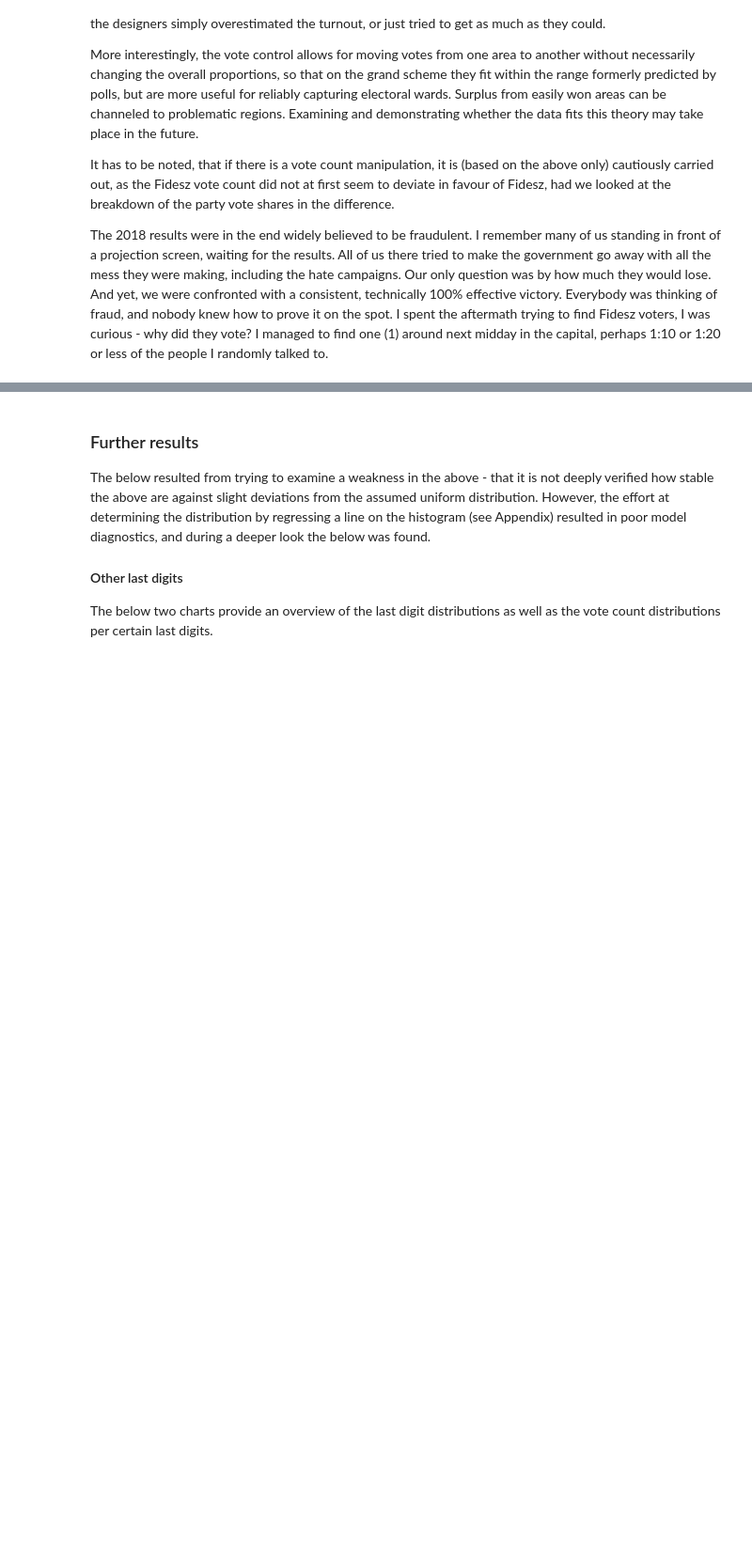
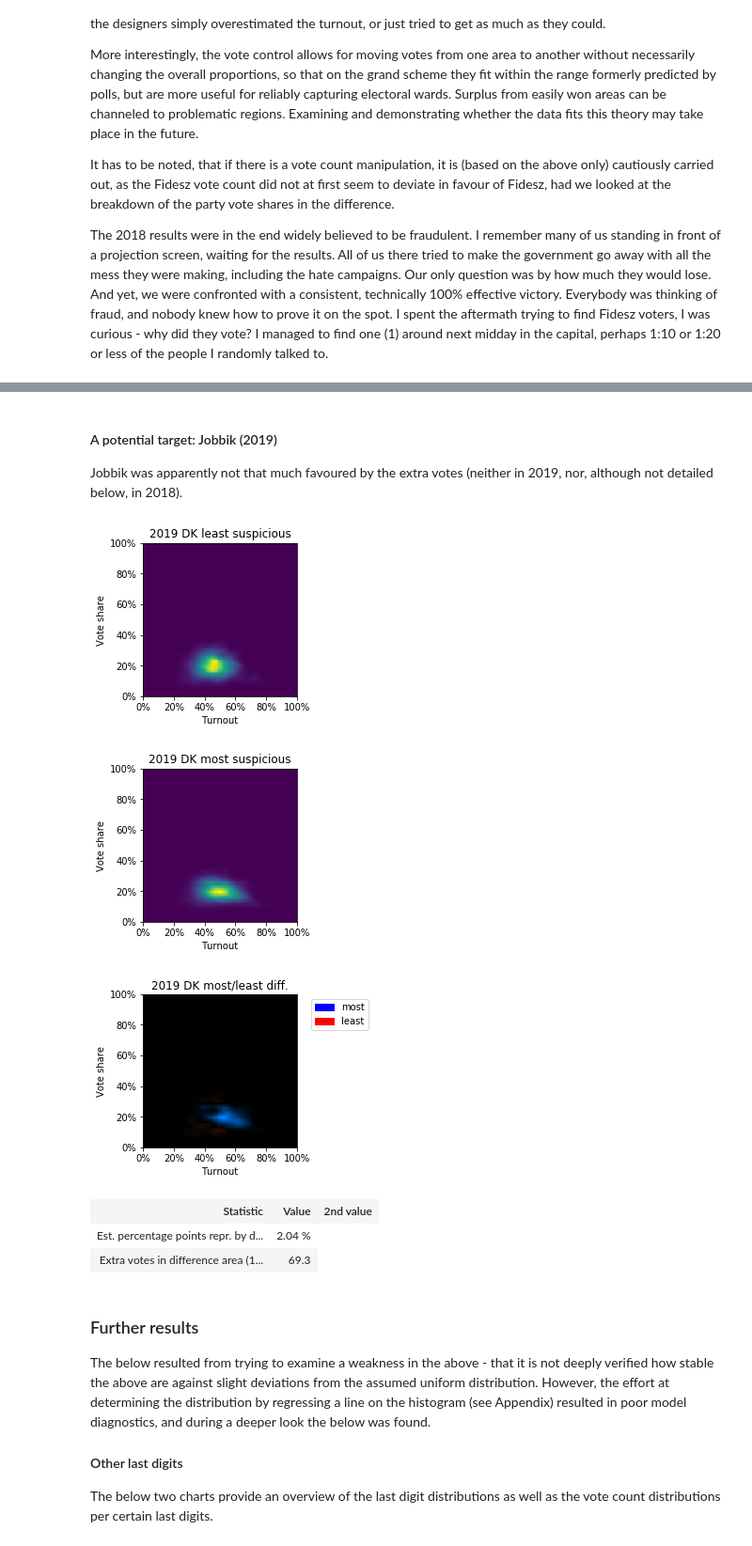
Before and after one commit to brezniczky/ep_elections_2019_hun, a Jupyter notebook: report.ipynb, the cells around one changed output, grey strips where cells are left out. Shown at 94% size. Cells and saved outputs as stored; diff of their text form; code cells hidden in the pictures; blank space fills up the shorter version.

Commit message:
HU notebook: hidden some unreliable values, "victim" party added

```diff
--- a/report.ipynb
+++ b/report.ipynb
@@ -657,3 +634,16 @@ plot_2019_fingerprints(parties=PARTIES_2019[3:4], save=False)
+# %% [markdown]
+#### A potential target: Jobbik (2019)
+
+Jobbik was apparently not that much favoured by the extra votes (neither in 2019, nor, although not detailed below, in 2018).
+# %%
+plot_2019_fingerprints(parties=PARTIES_2019[4:5], save=False)
+# %% [output]
+[figure, added]
+[figure, added]
+[figure, added]
+| Statistic | Value | 2nd value |
+| Est. percentage points repr. by d... | 2.04 % |
+| Extra votes in difference area (1... | 69.3 |
 # %% [markdown]
 ### Further results<a id="further_results"></a>
 
```
Also changed, not shown: parts of 7 cells of this notebook, 1 other file.
